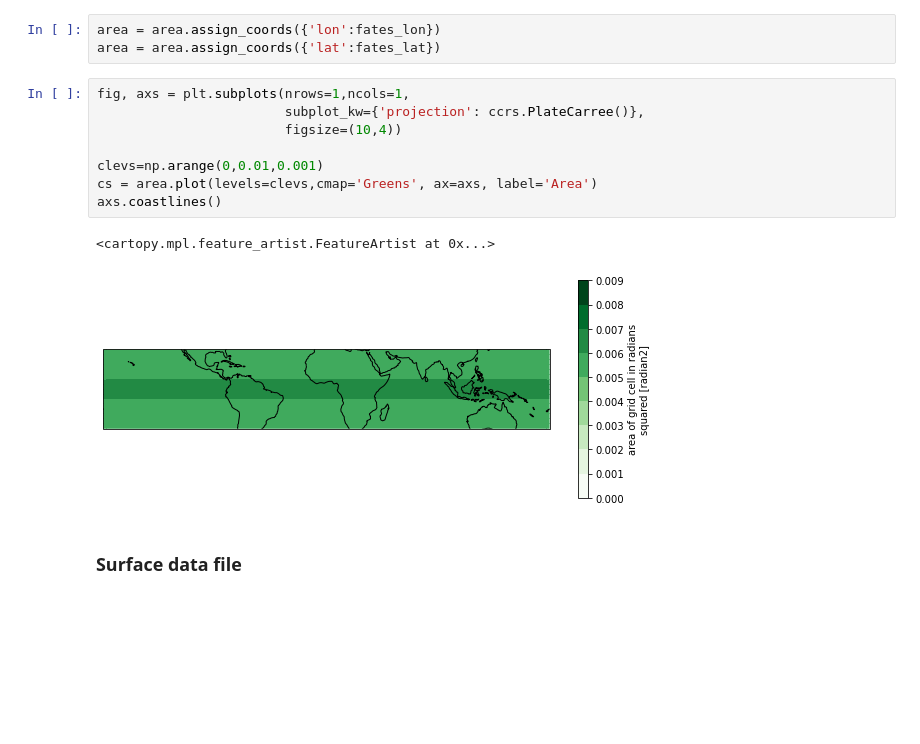
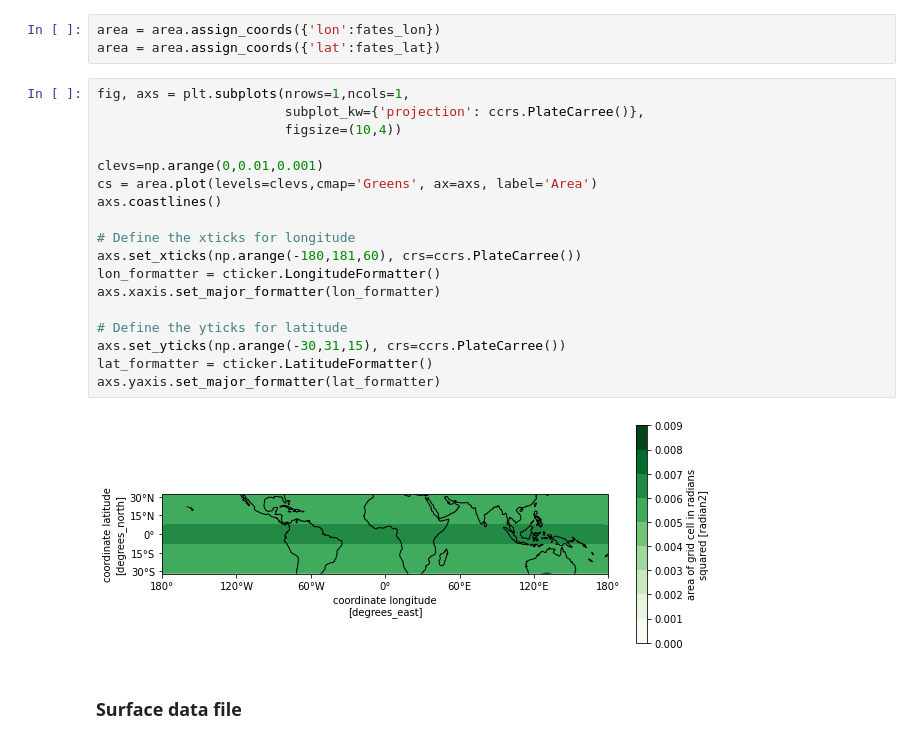
Before and after one commit to JessicaNeedham/tropical_continent_pfts, a Jupyter notebook: domainsurf/make_tropical_domain_surf.ipynb, the cells around one changed output. Saved outputs shown, nothing was run; the diff lists cells and outputs as text; blank space fills up the shorter version.

```diff
--- a/domainsurf/make_tropical_domain_surf.ipynb
+++ b/domainsurf/make_tropical_domain_surf.ipynb
@@ -59,14 +60,23 @@ area = area.assign_coords({'lat':fates_lat})
 # %%
 fig, axs = plt.subplots(nrows=1,ncols=1,
                         subplot_kw={'projection': ccrs.PlateCarree()},
                         figsize=(10,4))
 
 clevs=np.arange(0,0.01,0.001)
 cs = area.plot(levels=clevs,cmap='Greens', ax=axs, label='Area')
 axs.coastlines()
+
+# Define the xticks for longitude
+axs.set_xticks(np.arange(-180,181,60), crs=ccrs.PlateCarree())
+lon_formatter = cticker.LongitudeFormatter()
+axs.xaxis.set_major_formatter(lon_formatter)
+
+# Define the yticks for latitude
+axs.set_yticks(np.arange(-30,31,15), crs=ccrs.PlateCarree())
+lat_formatter = cticker.LatitudeFormatter()
+axs.yaxis.set_major_formatter(lat_formatter)
 # %% [output]
-<cartopy.mpl.feature_artist.FeatureArtist at 0x...>
-[figure, old version]
+[figure, new version]
 # %% [markdown]
 ### Surface data file
 # %%
```
Also changed, not shown: parts of 1 cell of this notebook, 20 other files.
